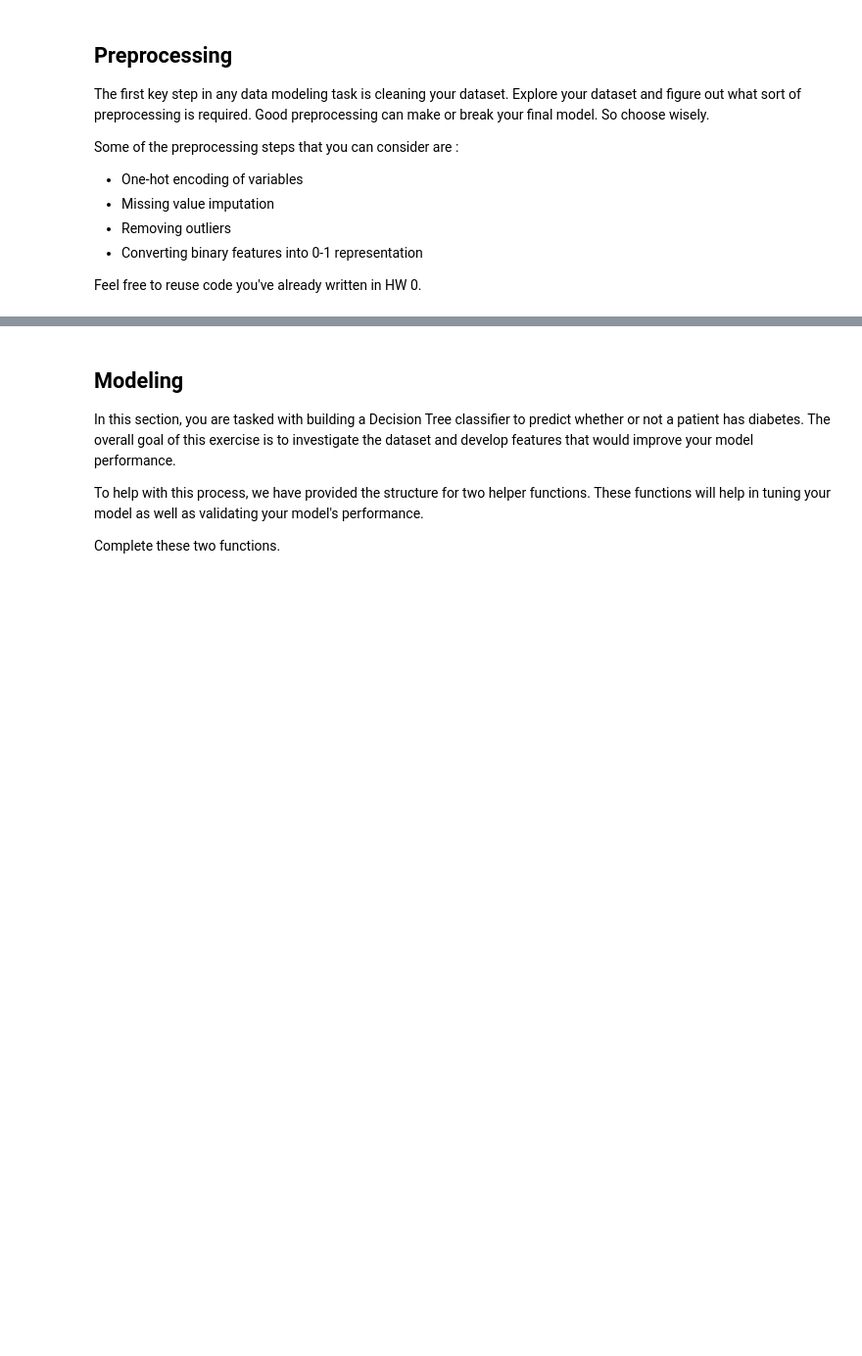
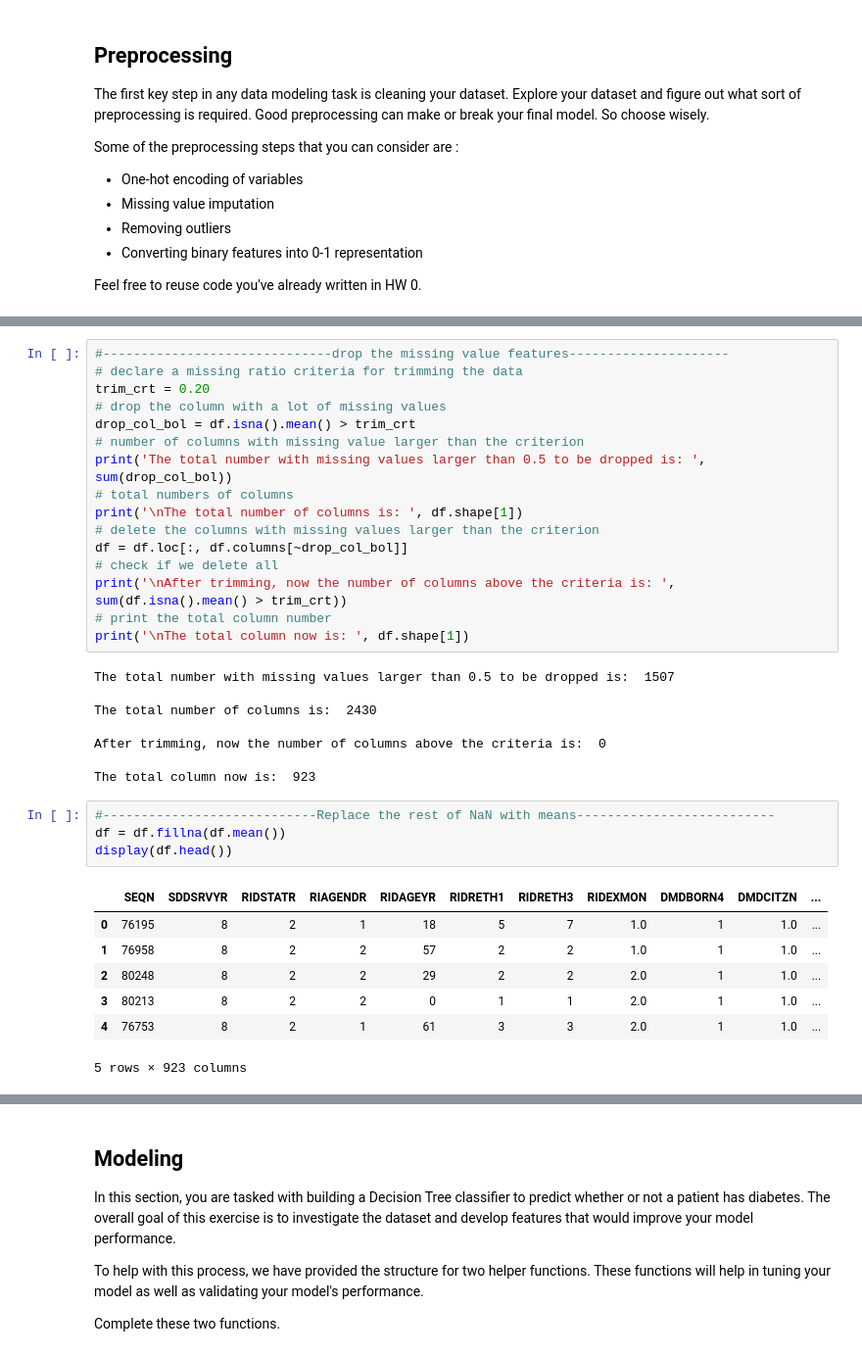
Before and after one commit to YongxinJackGuo/CIS519-Machine-Learning, a Jupyter notebook: HW1/cis519_hw1_solution.ipynb, the cells around one changed output, grey strips where cells are left out. Shown: that part at 98% size. Saved outputs shown, nothing was run; the diff lists cells and outputs as text; blank space fills up the shorter version.

```diff
--- a/HW1/cis519_hw1_solution.ipynb
+++ b/HW1/cis519_hw1_solution.ipynb
@@ -47,0 +137,36 @@ Feel free to reuse code you've already written in HW 0.
+# %%
+#------------------------------drop the missing value features---------------------
+# declare a missing ratio criteria for trimming the data
+trim_crt = 0.20
+# drop the column with a lot of missing values
+drop_col_bol = df.isna().mean() > trim_crt
+# number of columns with missing value larger than the criterion
+print('The total number with missing values larger than 0.5 to be dropped is: ', sum(drop_col_bol))
+# total numbers of columns
+print('\nThe total number of columns is: ', df.shape[1])
+# delete the columns with missing values larger than the criterion
+df = df.loc[:, df.columns[~drop_col_bol]]
+# check if we delete all
+print('\nAfter trimming, now the number of columns above the criteria is: ', sum(df.isna().mean() > trim_crt))
+# print the total column number
+print('\nThe total column now is: ', df.shape[1])
+# %% [output]
+The total number with missing values larger than 0.5 to be dropped is:  1507
+
+The total number of columns is:  2430
+
+After trimming, now the number of columns above the criteria is:  0
+
+The total column now is:  923
+# %%
+#----------------------------Replace the rest of NaN with means--------------------------
+df = df.fillna(df.mean())
+display(df.head())
+# %% [output]
+|  | SEQN | SDDSRVYR | RIDSTATR | RIAGENDR | RIDAGEYR | RIDRETH1 | RIDRETH3 | RIDEXMON | DMDBORN4 | DMDCITZN | ... |
+| 0 | 76195 | 8 | 2 | 1 | 18 | 5 | 7 | 1.0 | 1 | 1.0 | ... |
+| 1 | 76958 | 8 | 2 | 2 | 57 | 2 | 2 | 1.0 | 1 | 1.0 | ... |
+| 2 | 80248 | 8 | 2 | 2 | 29 | 2 | 2 | 2.0 | 1 | 1.0 | ... |
+| 3 | 80213 | 8 | 2 | 2 | 0 | 1 | 1 | 2.0 | 1 | 1.0 | ... |
+| 4 | 76753 | 8 | 2 | 1 | 61 | 3 | 3 | 2.0 | 1 | 1.0 | ... |
+5 rows × 923 columns
```
Also changed, not shown: parts of 11 cells of this notebook, 2 other files.
